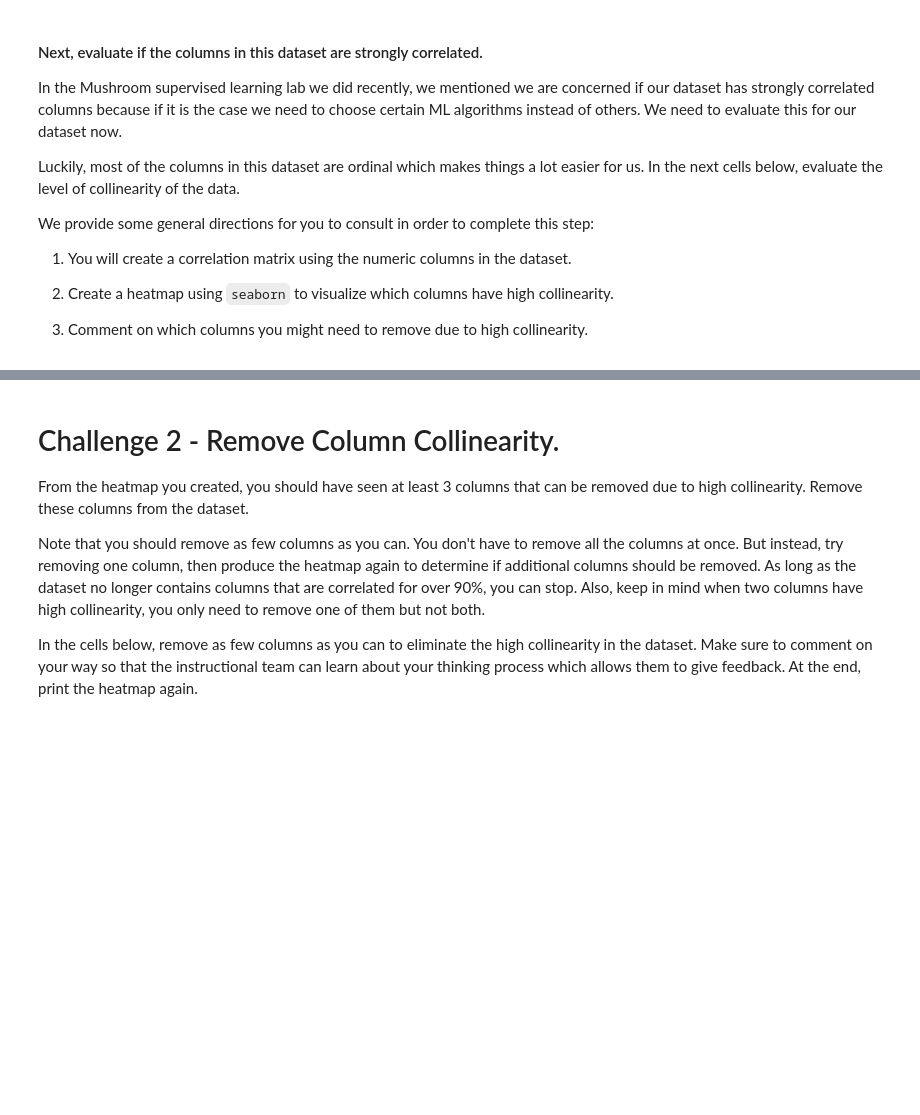
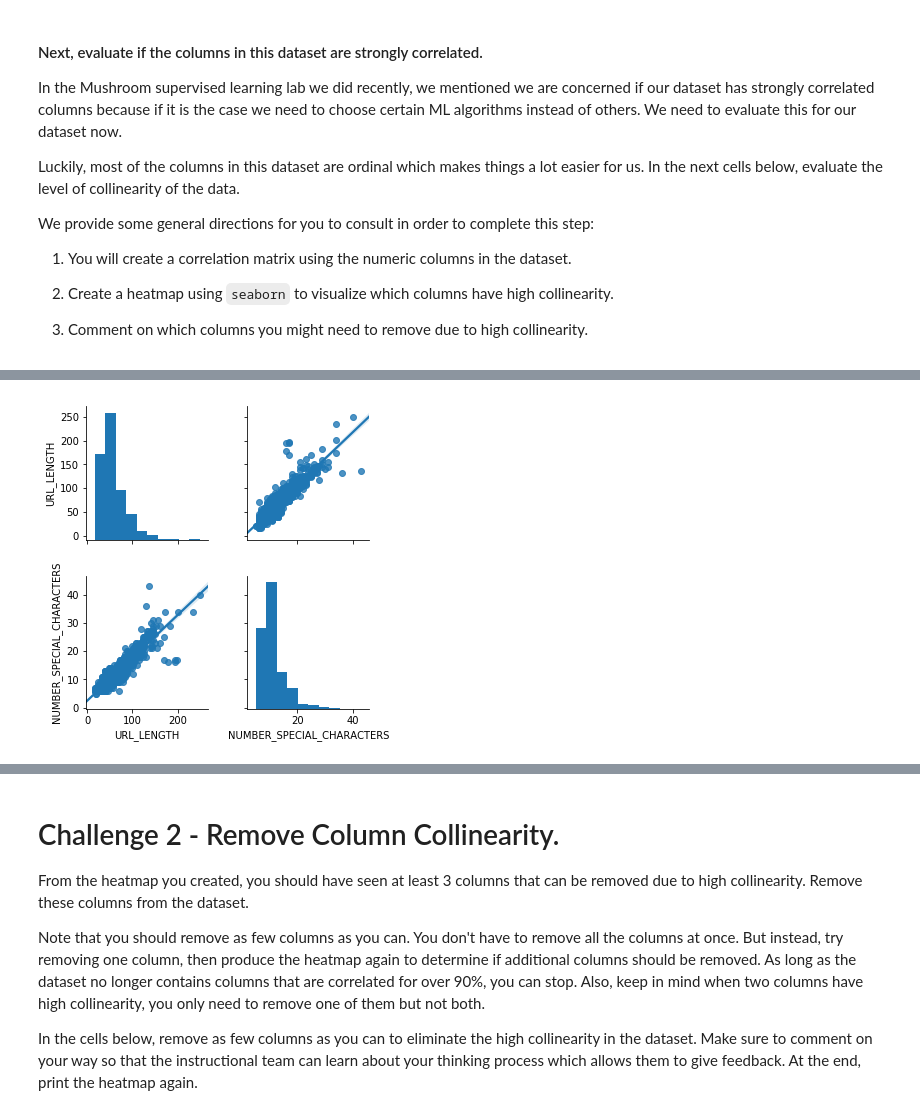
Before and after one commit to ta-datapt-bcn/lab-supervised-learning, a Jupyter notebook: your-code/main.ipynb, the cells around one changed output, grey strips where cells are left out. Drawn from its saved outputs; the diff is of its cells as text; code cells hidden in the pictures; blank space fills up the shorter version.

```diff
--- a/your-code/main.ipynb
+++ b/your-code/main.ipynb
@@ -56,0 +313,5 @@ We provide some general directions for you to consult in order to complete this
+# %%
+sns.pairplot(data=websites[['URL_LENGTH','NUMBER_SPECIAL_CHARACTERS']],kind="reg")
+plt.show()
+# %% [output]
+[figure, added]
```
Also changed, not shown: parts of 130 cells of this notebook.
